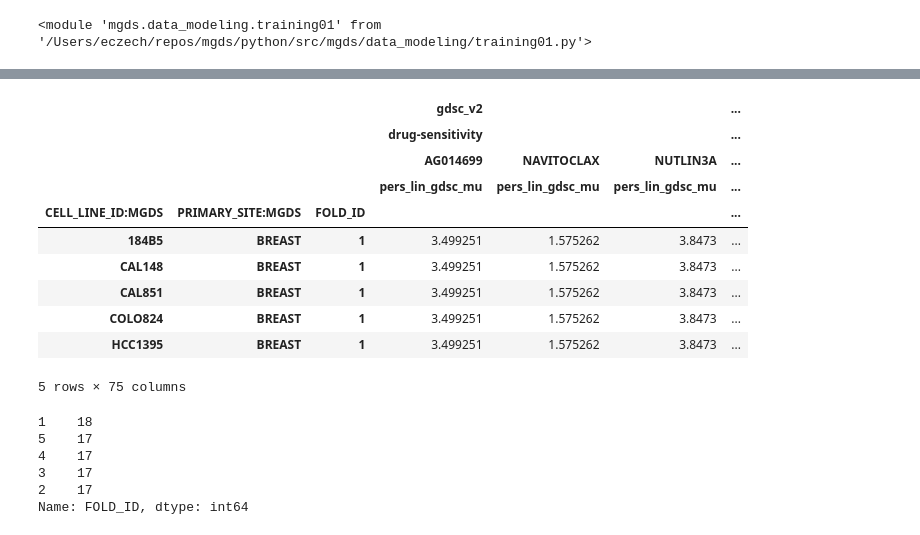
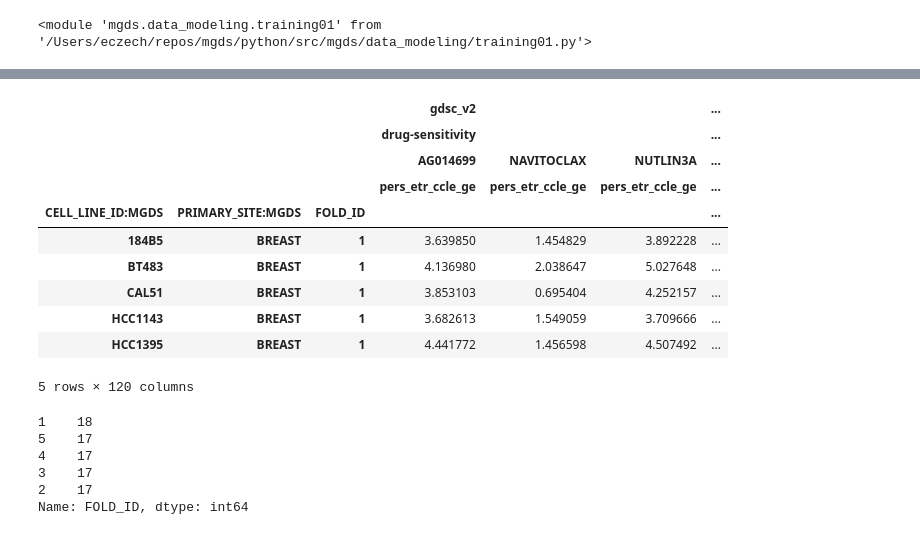
Before and after one commit to eric-czech/mgds, a Jupyter notebook: python/notebook/data_modeling/rx_modeling/training.ipynb, the cells around one changed output, grey strips where cells are left out. Drawn from its saved outputs; the diff is of its cells as text; code cells hidden in the pictures.

```diff
--- a/python/notebook/data_modeling/rx_modeling/training.ipynb
+++ b/python/notebook/data_modeling/rx_modeling/training.ipynb
@@ -174,0 +52,3 @@ d = db.cache_prep_operation(lambda: get_feature_datasets(datasets), 'raw-feature
+# %%
+datasets = api.get_genomic_data_availability()
+d = db.cache_prep_operation(lambda: feature_data.get_feature_datasets(datasets), 'raw-features', overwrite=False)
@@ -624,18 +533,18 @@ dtype: float64
 # %%
-dt = res['BREAST']['prediction_data']
+dt = res[site]['prediction_data']
 dt.head()
 # %% [output]
 |  |  |  | gdsc_v2 |  |  | ... |
 |  |  |  | drug-sensitivity |  |  | ... |
 |  |  |  | AG014699 | NAVITOCLAX | NUTLIN3A | ... |
-|  |  |  | pers_lin_gdsc_mu | pers_lin_gdsc_mu | pers_lin_gdsc_mu | ... |
+|  |  |  | pers_etr_ccle_ge | pers_etr_ccle_ge | pers_etr_ccle_ge | ... |
 | CELL_LINE_ID:MGDS | PRIMARY_SITE:MGDS | FOLD_ID |  |  |  | ... |
-| 184B5 | BREAST | 1 | 3.499251 | 1.575262 | 3.8473 | ... |
-| CAL148 | BREAST | 1 | 3.499251 | 1.575262 | 3.8473 | ... |
-| CAL851 | BREAST | 1 | 3.499251 | 1.575262 | 3.8473 | ... |
-| COLO824 | BREAST | 1 | 3.499251 | 1.575262 | 3.8473 | ... |
-| HCC1395 | BREAST | 1 | 3.499251 | 1.575262 | 3.8473 | ... |
+| 184B5 | BREAST | 1 | 3.639850 | 1.454829 | 3.892228 | ... |
+| BT483 | BREAST | 1 | 4.136980 | 2.038647 | 5.027648 | ... |
+| CAL51 | BREAST | 1 | 3.853103 | 0.695404 | 4.252157 | ... |
+| HCC1143 | BREAST | 1 | 3.682613 | 1.549059 | 3.709666 | ... |
+| HCC1395 | BREAST | 1 | 4.441772 | 1.456598 | 4.507492 | ... |
-5 rows × 75 columns
+5 rows × 120 columns
 # %%
 dt.index.get_level_values('FOLD_ID').value_counts()
 # %% [output]
```
Also changed, not shown: parts of 31 cells of this notebook, 10 other files.
